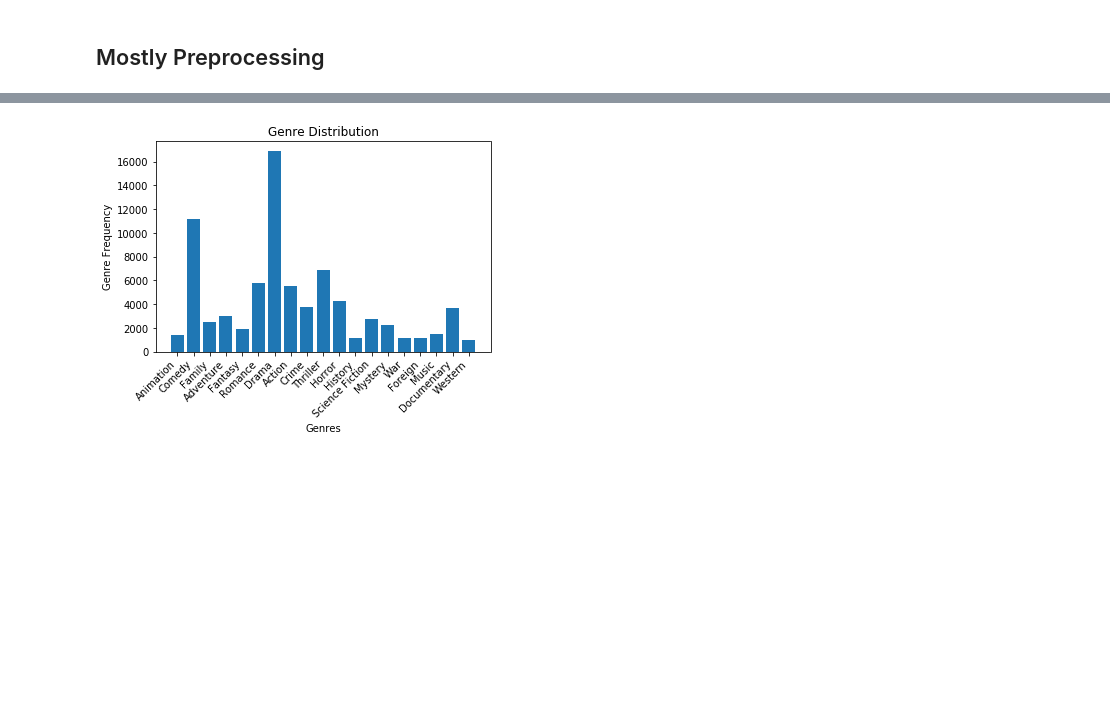
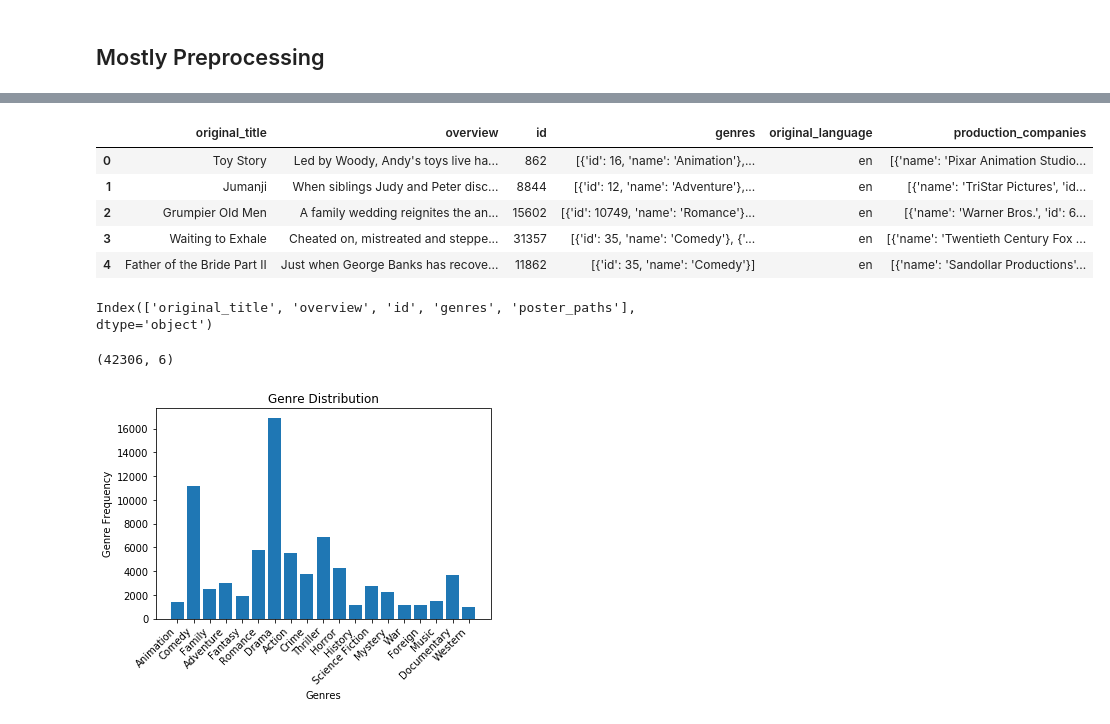
Before and after one commit to konstantinosmav/aics-project, a Jupyter notebook: code/ai_project_preprocessing.ipynb, the cells around one changed output, grey strips where cells are left out. Saved outputs shown, nothing was run; the diff lists cells and outputs as text; code cells hidden in the pictures; blank space fills up the shorter version.

```diff
--- a/code/ai_project_preprocessing.ipynb
+++ b/code/ai_project_preprocessing.ipynb
@@ -49,7 +62,16 @@ df=pd.read_csv('movies_metadata.csv')
 # %%
 # we want to only keep the columns that are relevant for our task and drop the rest.
 
-df = df[['original_title','overview','id','genres']]
+df = df[['original_title','overview','id','genres','original_language','production_companies']]
+df_copy = df.copy()
+df_copy.head()
+# %% [output]
+|  | original_title | overview | id | genres | original_language | production_companies |
+| 0 | Toy Story | Led by Woody, Andy's toys live ha... | 862 | [{'id': 16, 'name': 'Animation'},... | en | [{'name': 'Pixar Animation Studio... |
+| 1 | Jumanji | When siblings Judy and Peter disc... | 8844 | [{'id': 12, 'name': 'Adventure'},... | en | [{'name': 'TriStar Pictures', 'id... |
+| 2 | Grumpier Old Men | A family wedding reignites the an... | 15602 | [{'id': 10749, 'name': 'Romance'}... | en | [{'name': 'Warner Bros.', 'id': 6... |
+| 3 | Waiting to Exhale | Cheated on, mistreated and steppe... | 31357 | [{'id': 35, 'name': 'Comedy'}, {'... | en | [{'name': 'Twentieth Century Fox ... |
+| 4 | Father of the Bride Part II | Just when George Banks has recove... | 11862 | [{'id': 35, 'name': 'Comedy'}] | en | [{'name': 'Sandollar Productions'... |
 # %%
 # list of genres that do not really make sense and appear only once so I decided to remove them.
 
@@ -72,10 +94,17 @@ def clean_genres(df):
     return list_of_genres
 
 df['genres'] = clean_genres(df)
+# %%
+df.columns
+# %% [output]
+Index(['original_title', 'overview', 'id', 'genres', 'poster_paths'], dtype='object')
 # %%
 # dropping occurrences that appear only once and NaNs
 
 df = df[df['genres'].map(lambda d: len(d)) > 0].dropna()
+df.shape
+# %% [output]
+(42306, 6)
 # %%
 # removing all rows of non English movies
 
```
Also changed, not shown: parts of 31 cells of this notebook.
